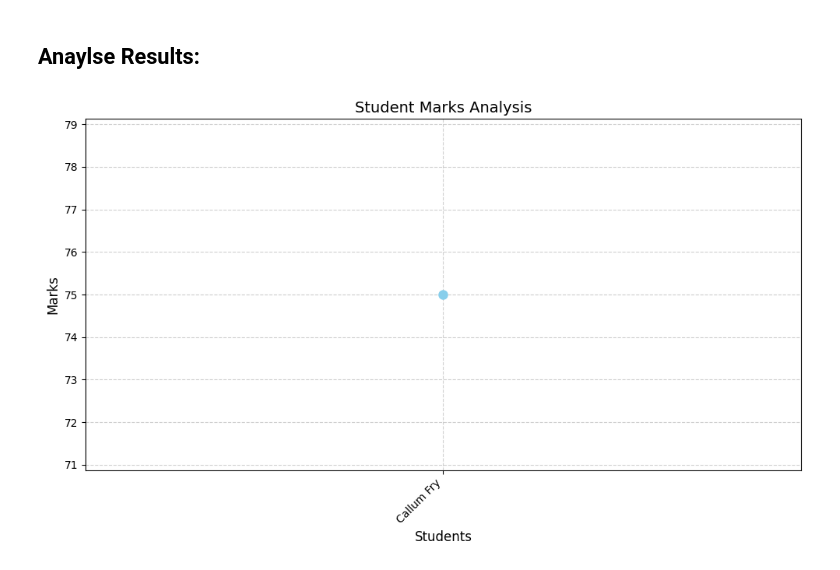
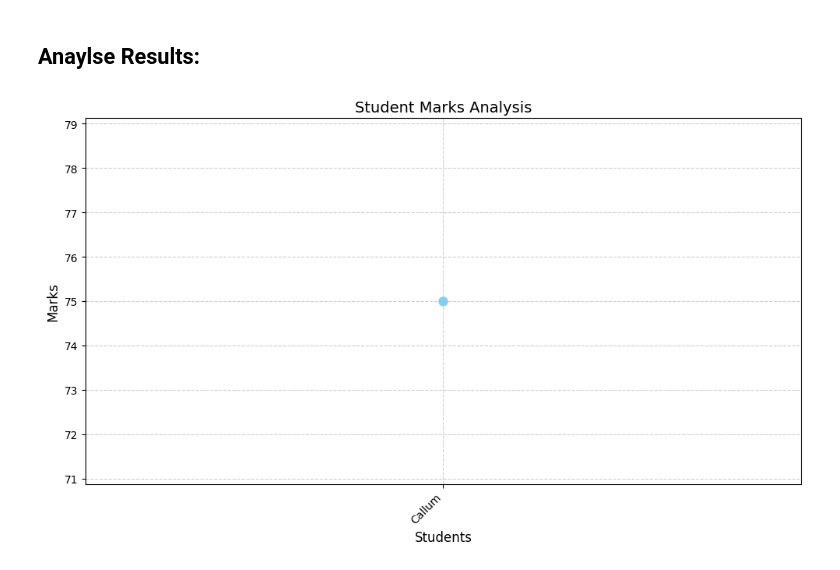
Before and after one commit to callumf222/FYP_Automated_Assignment, a Jupyter notebook: AzureOpenAIChatGTPAutoGrader-main/moodle_word_pdf.ipynb, the cells around one changed output. Drawn from its saved outputs; the diff is of its cells as text; code cells hidden in the pictures.

```diff
--- a/AzureOpenAIChatGTPAutoGrader-main/moodle_word_pdf.ipynb
+++ b/AzureOpenAIChatGTPAutoGrader-main/moodle_word_pdf.ipynb
@@ -176,31 +280,31 @@ JSONDecodeError: Invalid control character at: line 16 column 458 (char 1088)
 # %%
 import pandas as pd
 import matplotlib.pyplot as plt
 
 # Sample dataframe (replace this with your actual dataframe)
 data = {
-    "Student": ["Callum Fry"],
+    "Student": ["Callum"],
     "marks": [75],
 }
 df_total = pd.DataFrame(data)
 
 # Extract the required columns
 students = df_total['Student']
 marks = df_total['marks']
 
 # Create a plot chart to analyze the results
 plt.figure(figsize=(10, 6))
 plt.plot(students, marks, marker='o', color='skyblue', linestyle='-', linewidth=2, markersize=8)
 
 # Add labels and title
 plt.xlabel("Students", fontsize=12)
 plt.ylabel("Marks", fontsize=12)
 plt.title("Student Marks Analysis", fontsize=14)
 plt.xticks(rotation=45, ha='right', fontsize=10)
 plt.grid(True, linestyle='--', alpha=0.6)
 plt.tight_layout()
 
 # Show the plot
 plt.show()
 # %% [output]
-[figure, old version]
+[figure, new version]
```
Also changed, not shown: parts of 9 cells of this notebook, 1 other file.
